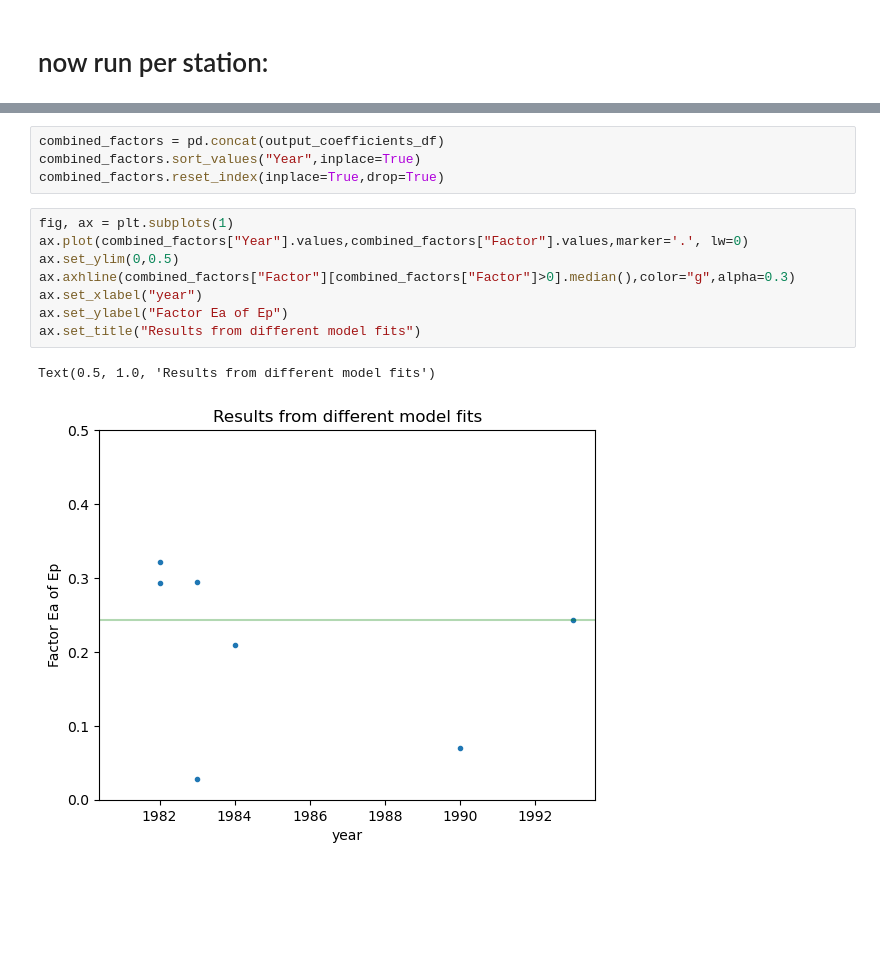
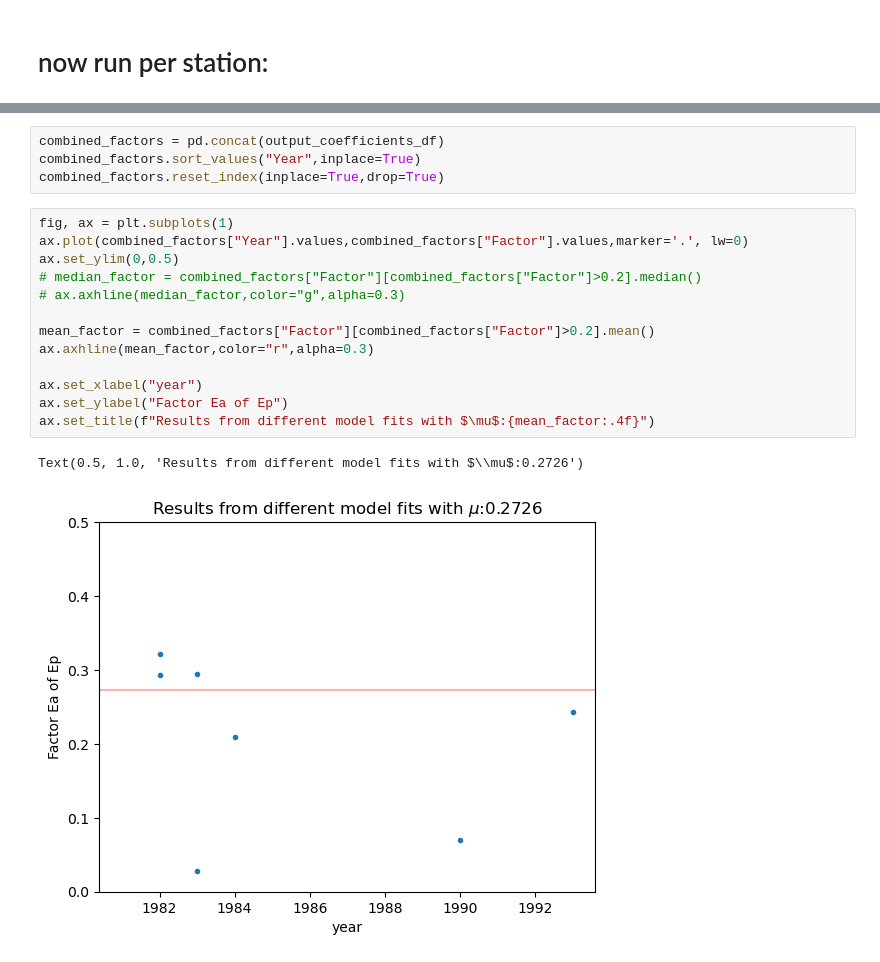
Before and after one commit to Daafip/Volta-burkina-faso, a Jupyter notebook: data/Combining data/Combining data sources - Finding Ea = f x Ep.ipynb, the cells around one changed output, grey strips where cells are left out. Cells and saved outputs as stored; diff of their text form; blank space fills up the shorter version.

```diff
--- a/data/Combining data/Combining data sources - Finding Ea = f x Ep.ipynb
+++ b/data/Combining data/Combining data sources - Finding Ea = f x Ep.ipynb
@@ -227,15 +263,20 @@ no river segment found
-# %%
-combined_factors = pd.concat(output_coefficients_df)
-combined_factors.sort_values("Year",inplace=True)
-combined_factors.reset_index(inplace=True,drop=True)
+# %%
+combined_factors = pd.concat(output_coefficients_df)
+combined_factors.sort_values("Year",inplace=True)
+combined_factors.reset_index(inplace=True,drop=True)
 # %%
 fig, ax = plt.subplots(1)
 ax.plot(combined_factors["Year"].values,combined_factors["Factor"].values,marker='.', lw=0)
 ax.set_ylim(0,0.5)
-ax.axhline(combined_factors["Factor"][combined_factors["Factor"]>0].median(),color="g",alpha=0.3)
+# median_factor = combined_factors["Factor"][combined_factors["Factor"]>0.2].median()
+# ax.axhline(median_factor,color="g",alpha=0.3)
+
+mean_factor = combined_factors["Factor"][combined_factors["Factor"]>0.2].mean()
+ax.axhline(mean_factor,color="r",alpha=0.3)
+
 ax.set_xlabel("year")
 ax.set_ylabel("Factor Ea of Ep")
-ax.set_title("Results from different model fits")
+ax.set_title(f"Results from different model fits with $\mu$:{mean_factor:.4f}")
 # %% [output]
-Text(0.5, 1.0, 'Results from different model fits')
+Text(0.5, 1.0, 'Results from different model fits with $\\mu$:0.2726')
-[figure, old version]
+[figure, new version]
```
Also changed, not shown: parts of 26 cells of this notebook, 4 other files.
